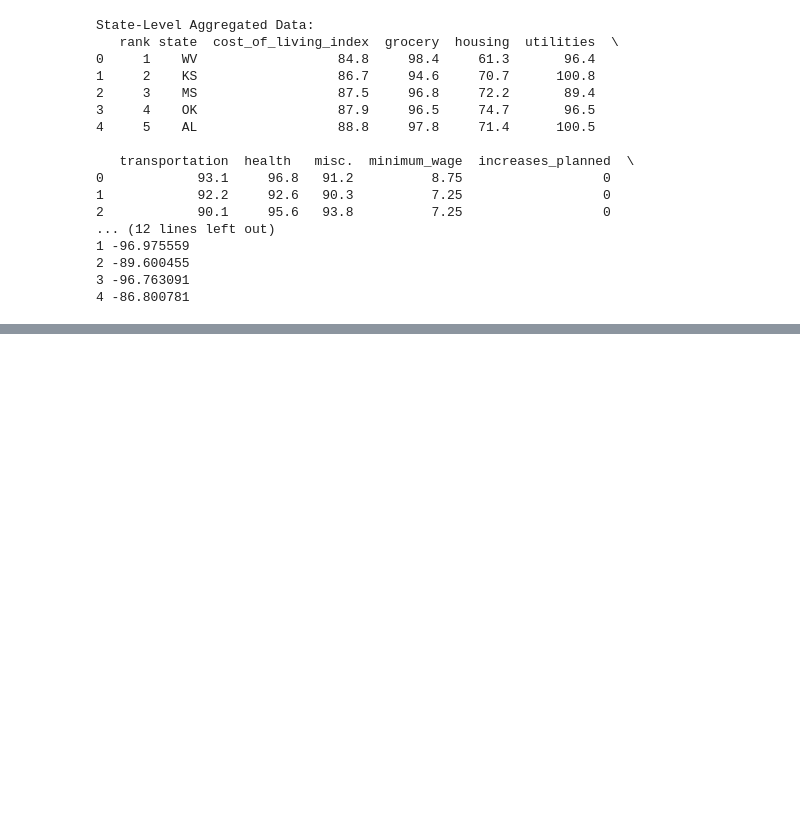
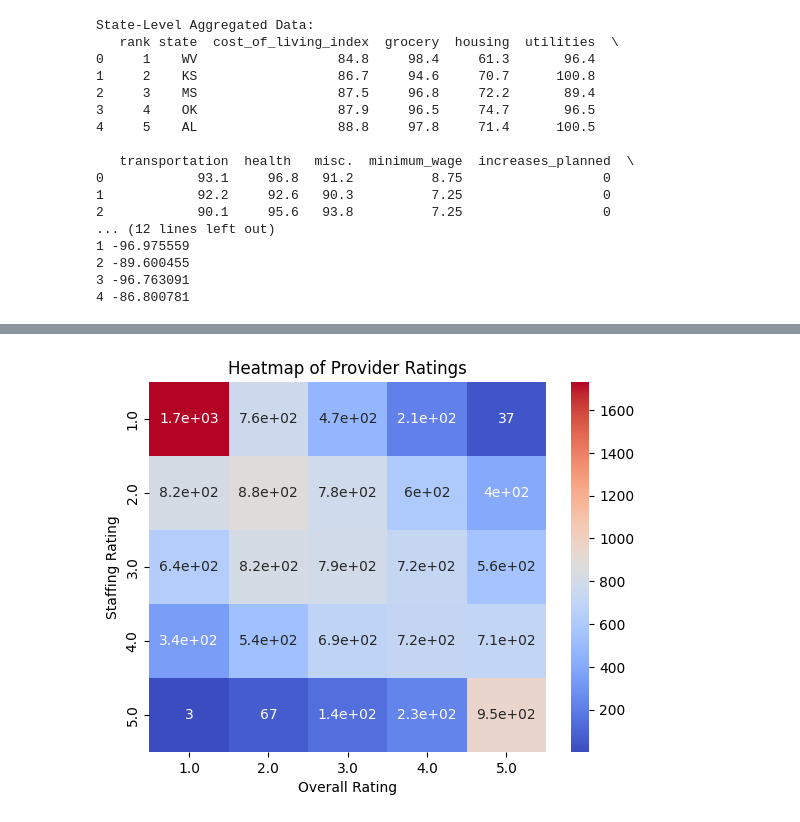
Before and after one commit to jcoo573/Capstone-Project-Nursing-Home-Wages-Qual_Care-Analysis, a Jupyter notebook: notebooks/data_wrangling_and_analysis.ipynb, the cells around one changed output, grey strips where cells are left out. Cells and saved outputs as stored; diff of their text form; code cells hidden in the pictures; blank space fills up the shorter version.

```diff
--- a/notebooks/data_wrangling_and_analysis.ipynb
+++ b/notebooks/data_wrangling_and_analysis.ipynb
@@ -307,0 +479,17 @@ State-Level Aggregated Data:
+# %%
+# Create a pivot table for heatmap
+heatmap_data = provider_enriched.pivot_table(
+    index='staffing_rating',
+    columns='overall_rating',
+    values='provider_name',
+    aggfunc='count'
+)
+
+# Plot heatmap
+sns.heatmap(heatmap_data, annot=True, cmap='coolwarm', cbar=True)
+plt.title('Heatmap of Provider Ratings')
+plt.xlabel('Overall Rating')
+plt.ylabel('Staffing Rating')
+plt.show()
+# %% [output]
+[figure, added]
```
Also changed, not shown: parts of 11 cells of this notebook, 1 other file.
